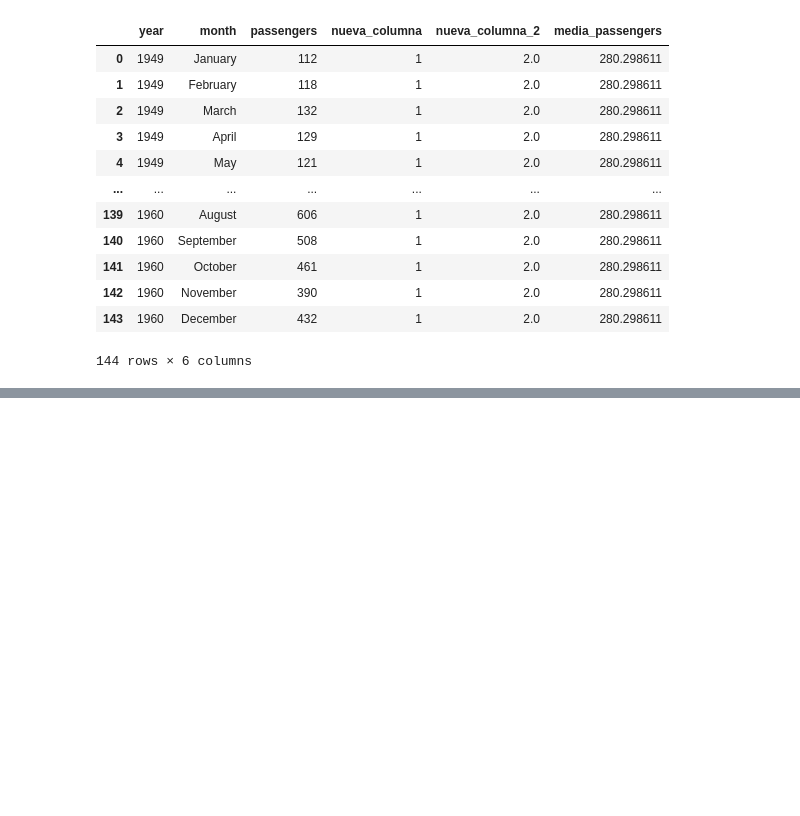
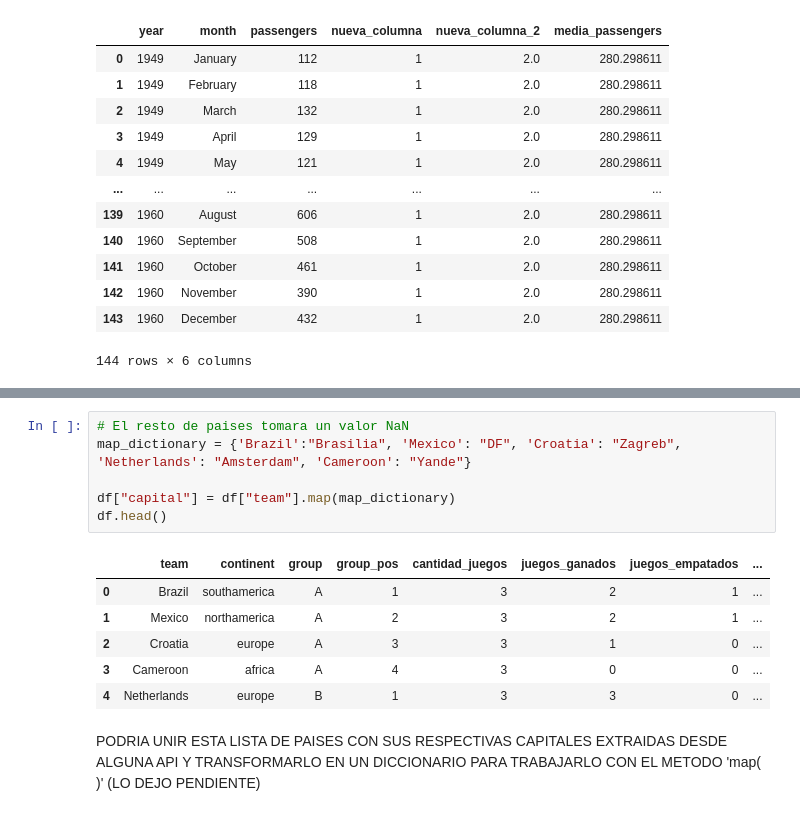
Before and after one commit to perezlino/desafio_latam_data_science, a Jupyter notebook: Resumen/17-agregar_una_nueva_columna.ipynb, the cells around one changed output, grey strips where cells are left out. Cells and saved outputs as stored; diff of their text form; blank space fills up the shorter version.

```diff
--- a/Resumen/17-agregar_una_nueva_columna.ipynb
+++ b/Resumen/17-agregar_una_nueva_columna.ipynb
@@ -89,0 +92,17 @@ df
+# %%
+# El resto de paises tomara un valor NaN
+map_dictionary = {'Brazil':"Brasilia", 'Mexico': "DF", 'Croatia': "Zagreb", 'Netherlands': "Amsterdam", 'Cameroon': "Yande"}
+
+df["capital"] = df["team"].map(map_dictionary)
+df.head()
+# %% [output]
+|  | team | continent | group | group_pos | cantidad_juegos | juegos_ganados | juegos_empatados | ... |
+| 0 | Brazil | southamerica | A | 1 | 3 | 2 | 1 | ... |
+| 1 | Mexico | northamerica | A | 2 | 3 | 2 | 1 | ... |
+| 2 | Croatia | europe | A | 3 | 3 | 1 | 0 | ... |
+| 3 | Cameroon | africa | A | 4 | 3 | 0 | 0 | ... |
+| 4 | Netherlands | europe | B | 1 | 3 | 3 | 0 | ... |
+# %% [markdown]
+PODRIA UNIR ESTA LISTA DE PAISES CON SUS RESPECTIVAS CAPITALES EXTRAIDAS DESDE ALGUNA API
+Y TRANSFORMARLO EN UN DICCIONARIO PARA TRABAJARLO CON EL METODO 'map( )'
+(LO DEJO PENDIENTE)
```
Also changed, not shown: parts of 20 cells of this notebook, 22 other files.
